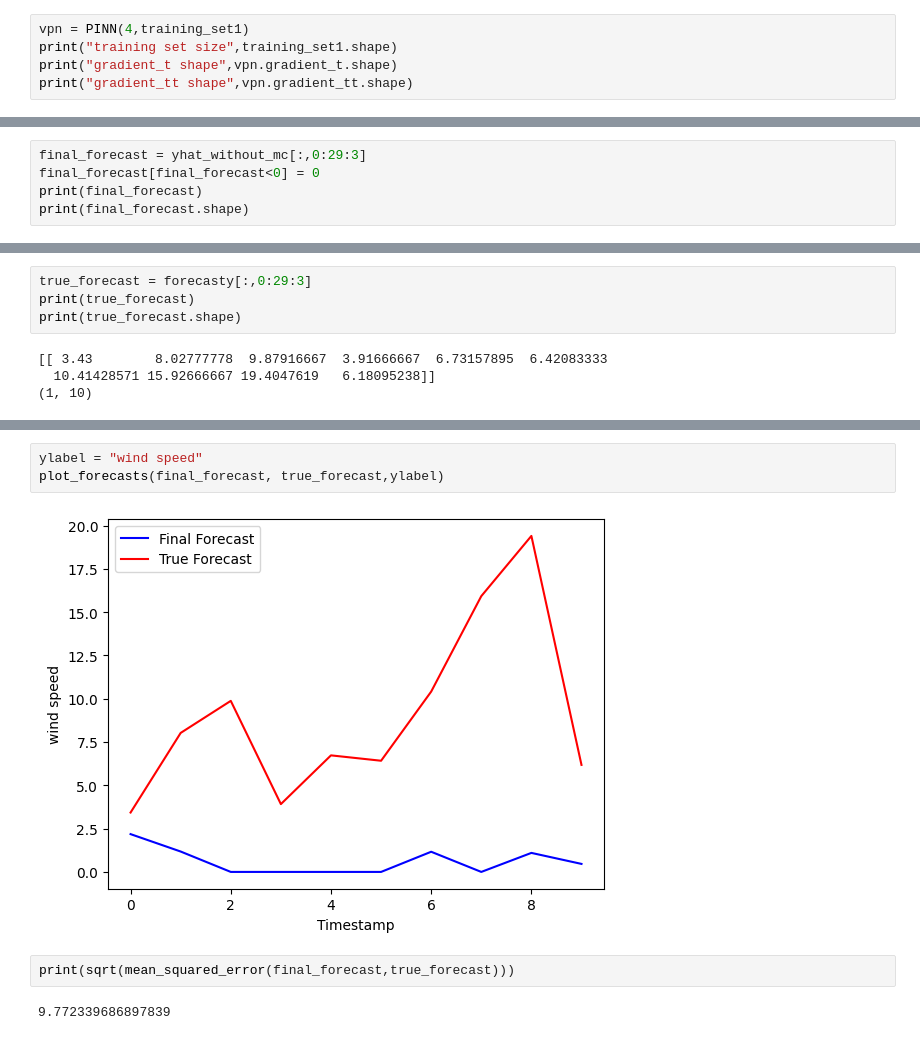
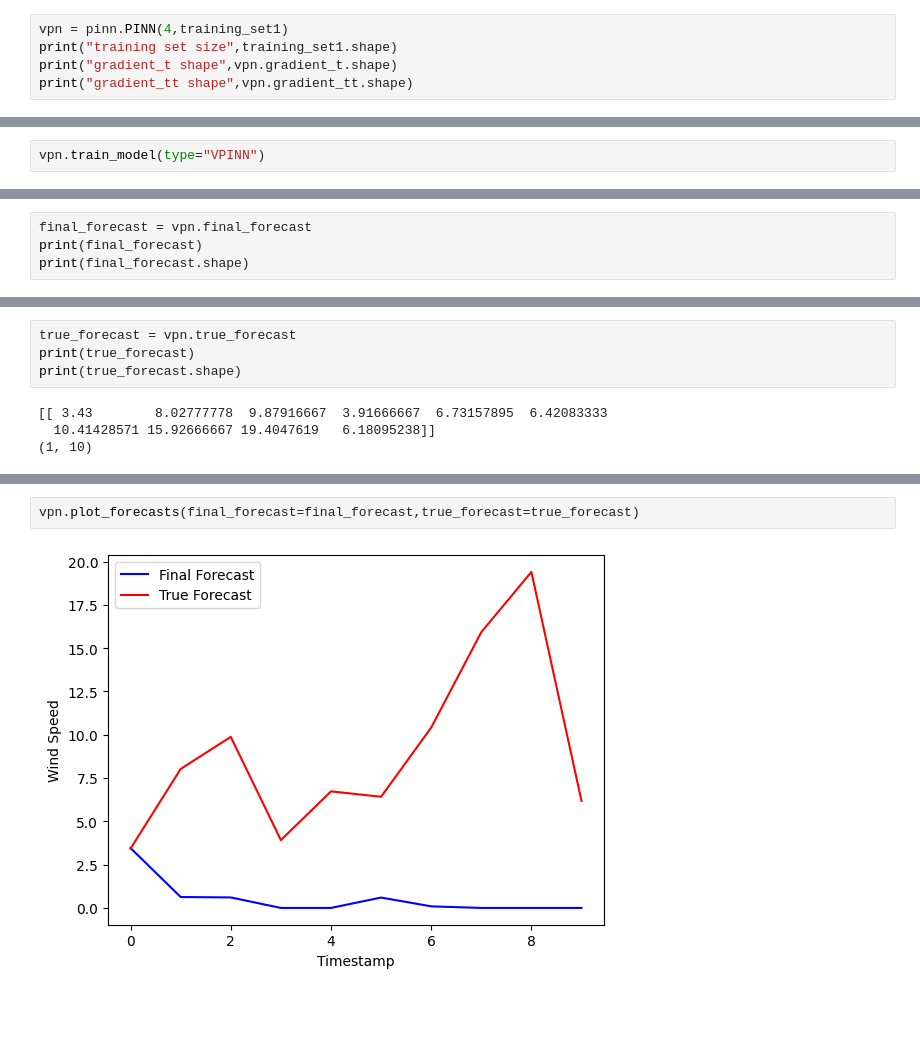
Before and after one commit to oops-moment/Van-der-Pol-informed-Neural-Networks, a Jupyter notebook: VPN.ipynb, the cells around one changed output, grey strips where cells are left out. Drawn from its saved outputs; the diff is of its cells as text; blank space fills up the shorter version.

```diff
--- a/VPN.ipynb
+++ b/VPN.ipynb
@@ -128,7 +132,7 @@ from pinn import PINN
 # %% [markdown]
 _Calculating the value of_ $\frac{dx}{dt}$, _and_ $\frac{d^2x}{dt^2}$
 # %%
-vpn = PINN(4,training_set1)
+vpn = pinn.PINN(4,training_set1)
 print("training set size",training_set1.shape)
 print("gradient_t shape",vpn.gradient_t.shape)
 print("gradient_tt shape",vpn.gradient_tt.shape)
@@ -432,0 +161,2 @@ print(yhat_without_mc)
+# %%
+vpn.train_model(type="VPINN")
@@ -433,6 +186,5 @@ print(yhat_without_mc)
 # %%
-final_forecast = yhat_without_mc[:,0:29:3]
-final_forecast[final_forecast<0] = 0
+final_forecast = vpn.final_forecast
 print(final_forecast)
 print(final_forecast.shape)
 # %% [output]
@@ -441,6 +193,6 @@ print(final_forecast.shape)
 (1, 10)
 # %%
-true_forecast = forecasty[:,0:29:3]
+true_forecast = vpn.true_forecast
 print(true_forecast)
 print(true_forecast.shape)
 # %% [output]
@@ -454,9 +208,4 @@ ModuleNotFoundError: No module named 'plot'
 # %%
-ylabel = "wind speed"
-plot_forecasts(final_forecast, true_forecast,ylabel)
+vpn.plot_forecasts(final_forecast=final_forecast,true_forecast=true_forecast)
 # %% [output]
-[figure, old version]
+[figure, new version]
-# %%
-print(sqrt(mean_squared_error(final_forecast,true_forecast)))
-# %% [output]
-9.772339686897839
```
Also changed, not shown: parts of 32 cells of this notebook, 2 other files.
